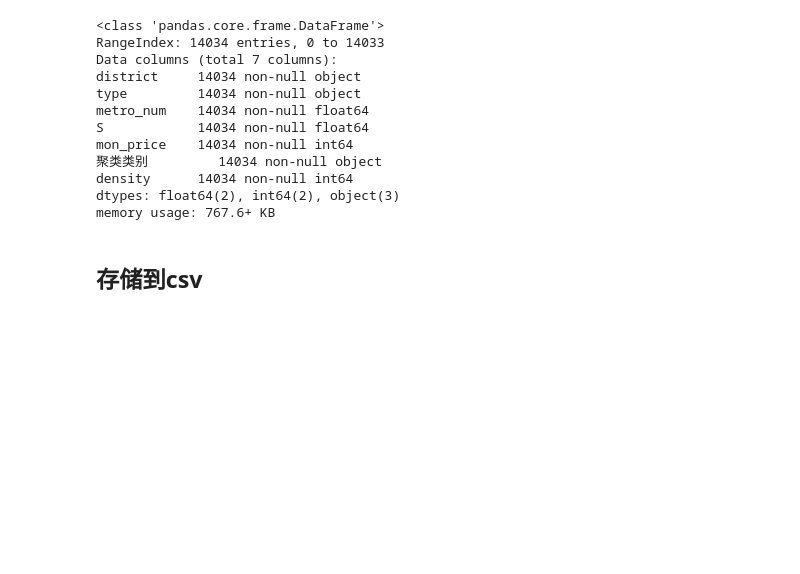
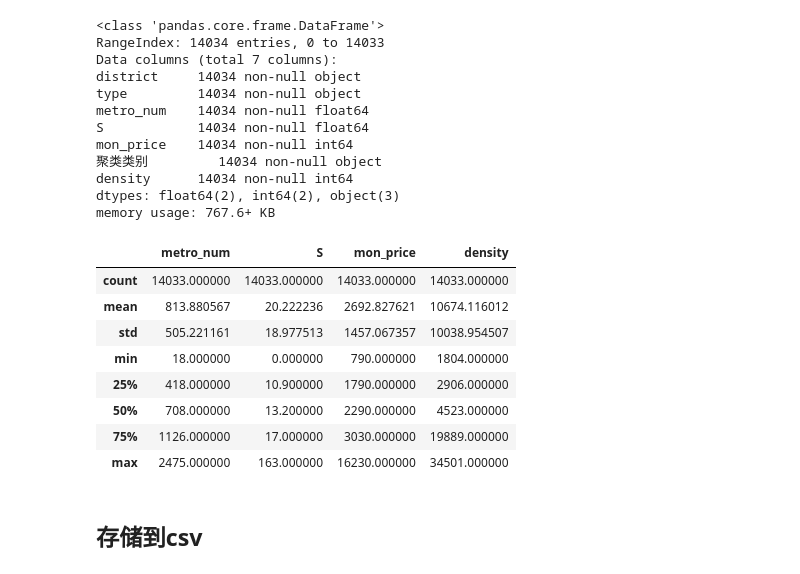
Before and after one commit to brandonchow1997/ziroom_ml_analysis, a Jupyter notebook: shanghai_housing_ml_prediction.ipynb, the cells around one changed output. Saved outputs shown, nothing was run; the diff lists cells and outputs as text; code cells hidden in the pictures; blank space fills up the shorter version.

```diff
--- a/shanghai_housing_ml_prediction.ipynb
+++ b/shanghai_housing_ml_prediction.ipynb
@@ -90,6 +90,19 @@ mon_price    14034 non-null int64
 density      14034 non-null int64
 dtypes: float64(2), int64(2), object(3)
 memory usage: 767.6+ KB
+# %%
+data = data.drop(12438)
+data.describe()
+# %% [output]
+|  | metro_num | S | mon_price | density |
+| count | 14033.000000 | 14033.000000 | 14033.000000 | 14033.000000 |
+| mean | 813.880567 | 20.222236 | 2692.827621 | 10674.116012 |
+| std | 505.221161 | 18.977513 | 1457.067357 | 10038.954507 |
+| min | 18.000000 | 0.000000 | 790.000000 | 1804.000000 |
+| 25% | 418.000000 | 10.900000 | 1790.000000 | 2906.000000 |
+| 50% | 708.000000 | 13.200000 | 2290.000000 | 4523.000000 |
+| 75% | 1126.000000 | 17.000000 | 3030.000000 | 19889.000000 |
+| max | 2475.000000 | 163.000000 | 16230.000000 | 34501.000000 |
 # %% [markdown]
 ## 存储到csv
 # %%
```
Also changed, not shown: parts of 41 cells of this notebook.
